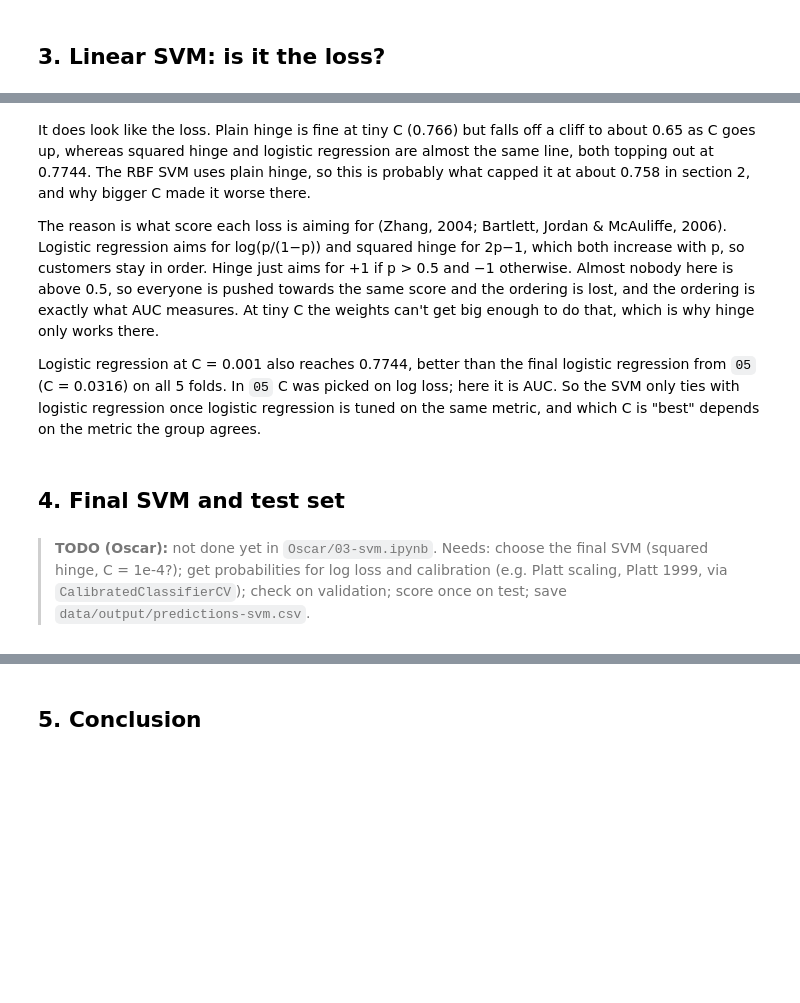
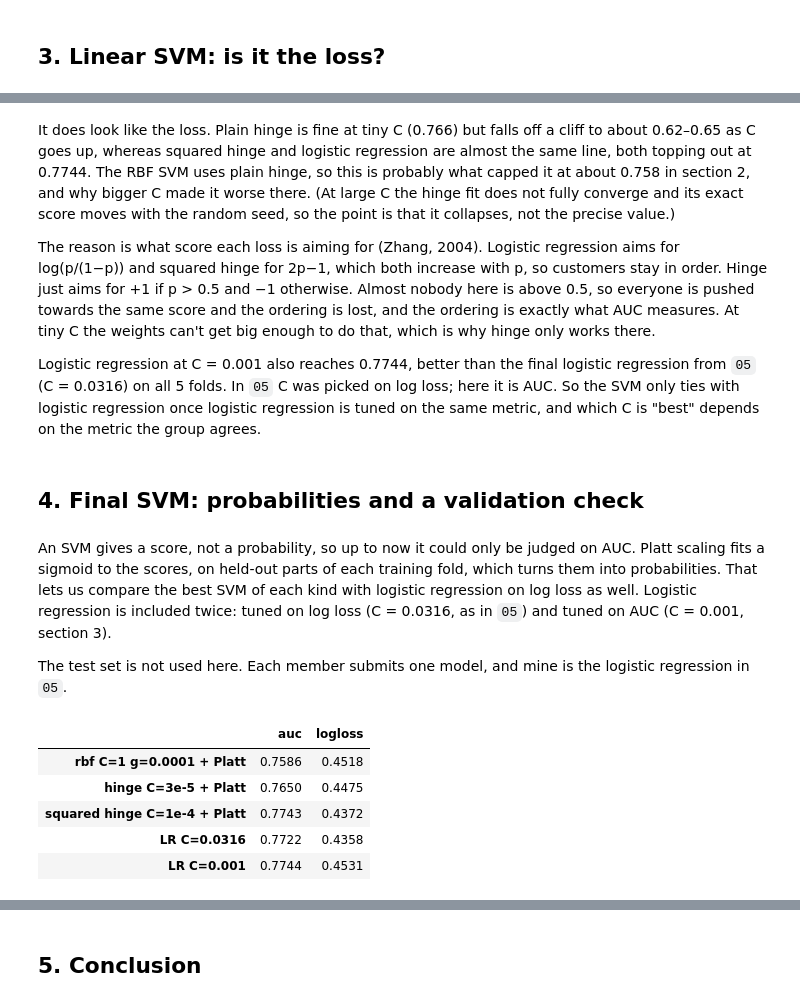
Before and after one commit to Oscar339/dst-sprint1, a Jupyter notebook: report/06-SVM.ipynb, the cells around one changed output, grey strips where cells are left out. Cells and saved outputs as stored; diff of their text form; code cells hidden in the pictures; blank space fills up the shorter version.

```diff
--- a/report/06-SVM.ipynb
+++ b/report/06-SVM.ipynb
@@ -190,24 +194,54 @@ compare().loc[[f"{loss} C={C:g}" for loss in losses for C in Cs_lin]]
 | log (LR) C=0.001 | 0.0022 | 5 |
 | log (LR) C=0.01 | 0.0006 | 5 |
 # %% [markdown]
-It does look like the loss. Plain hinge is fine at tiny C (0.766) but falls off a cliff to about 0.65 as C
+It does look like the loss. Plain hinge is fine at tiny C (0.766) but falls off a cliff to about 0.62–0.65 as C
 goes up, whereas squared hinge and logistic regression are almost the same line, both topping out at 0.7744. The
 RBF SVM uses plain hinge, so this is probably what capped it at about 0.758 in section 2, and why bigger C made
-it worse there.
+it worse there. (At large C the hinge fit does not fully converge and its exact score moves with the random seed,
+so the point is that it collapses, not the precise value.)
 
-The reason is what score each loss is aiming for (Zhang, 2004; Bartlett, Jordan & McAuliffe, 2006). Logistic
-regression aims for log(p/(1−p)) and squared hinge for 2p−1, which both increase with p, so customers stay in
-order. Hinge just aims for +1 if p > 0.5 and −1 otherwise. Almost nobody here is above 0.5, so everyone is pushed
-towards the same score and the ordering is lost, and the ordering is exactly what AUC measures. At tiny C the
-weights can't get big enough to do that, which is why hinge only works there.
+The reason is what score each loss is aiming for (Zhang, 2004). Logistic regression aims for log(p/(1−p)) and
+squared hinge for 2p−1, which both increase with p, so customers stay in order. Hinge just aims for +1 if
+p > 0.5 and −1 otherwise. Almost nobody here is above 0.5, so everyone is pushed towards the same score and the
+ordering is lost, and the ordering is exactly what AUC measures. At tiny C the weights can't get big enough to do
+that, which is why hinge only works there.
 
 Logistic regression at C = 0.001 also reaches 0.7744, better than the final logistic regression from `05`
 (C = 0.0316) on all 5 folds. In `05` C was picked on log loss; here it is AUC. So the SVM only ties with logistic
 regression once logistic regression is tuned on the same metric, and which C is "best" depends on the metric
 the group agrees.
 # %% [markdown]
-## 4. Final SVM and test set
+## 4. Final SVM: probabilities and a validation check
 # %% [markdown]
-> **TODO (Oscar):** not done yet in `Oscar/03-svm.ipynb`. Needs: choose the final SVM (squared hinge, C = 1e-4?);
-get probabilities for log loss and calibration (e.g. Platt scaling, Platt 1999, via `CalibratedClassifierCV`);
-check on validation; score once on test; save `data/output/predictions-svm.csv`.
+An SVM gives a score, not a probability, so up to now it could only be judged on AUC. Platt scaling fits a
+sigmoid to the scores, on held-out parts of each training fold, which turns them into probabilities. That lets us
+compare the best SVM of each kind with logistic regression on log loss as well. Logistic regression is included
+twice: tuned on log loss (C = 0.0316, as in `05`) and tuned on AUC (C = 0.001, section 3).
+
+The test set is not used here. Each member submits one model, and mine is the logistic regression in `05`.
+# %%
+def platt(m):
+    """Platt scaling: fit a sigmoid to the SVM's scores (on held-out parts of the training fold) to get probabilities."""
+    return CalibratedClassifierCV(m, method="sigmoid", cv=5)
+
+# best of each kind from sections 2-3, plus LR tuned on log loss (05) and on AUC (section 3)
+finalists = {
+    "rbf C=1 g=0.0001 + Platt":     platt(SVC(C=1, gamma=0.0001)),
+    "hinge C=3e-5 + Platt":         platt(LinearSVC(C=3e-5, loss="hinge", dual=True, max_iter=20000, random_state=2026)),
+    "squared hinge C=1e-4 + Platt": platt(LinearSVC(C=1e-4, dual=True, max_iter=20000, random_state=2026)),
+    "LR C=0.0316":                  LogisticRegression(C=0.0316, l1_ratio=0, solver="liblinear", max_iter=1000),
+    "LR C=0.001":                   LogisticRegression(C=0.001, l1_ratio=0, solver="liblinear", max_iter=1000),
+}
+
+rows = {}
+for name, m in finalists.items():          # rbf + Platt is the slow one (~2 min)
+    r = cross_validate(make_pipeline(StandardScaler(), m), X, y_train, cv=cv, scoring=["roc_auc", "neg_log_loss"])
+    rows[name] = {"auc": r["test_roc_auc"].mean(), "logloss": -r["test_neg_log_loss"].mean()}
+pd.DataFrame.from_dict(rows, orient="index").round(4)
+# %% [output]
+|  | auc | logloss |
+| rbf C=1 g=0.0001 + Platt | 0.7586 | 0.4518 |
+| hinge C=3e-5 + Platt | 0.7650 | 0.4475 |
+| squared hinge C=1e-4 + Platt | 0.7743 | 0.4372 |
+| LR C=0.0316 | 0.7722 | 0.4358 |
+| LR C=0.001 | 0.7744 | 0.4531 |
```
Also changed, not shown: parts of 9 cells of this notebook, 2 other files.
